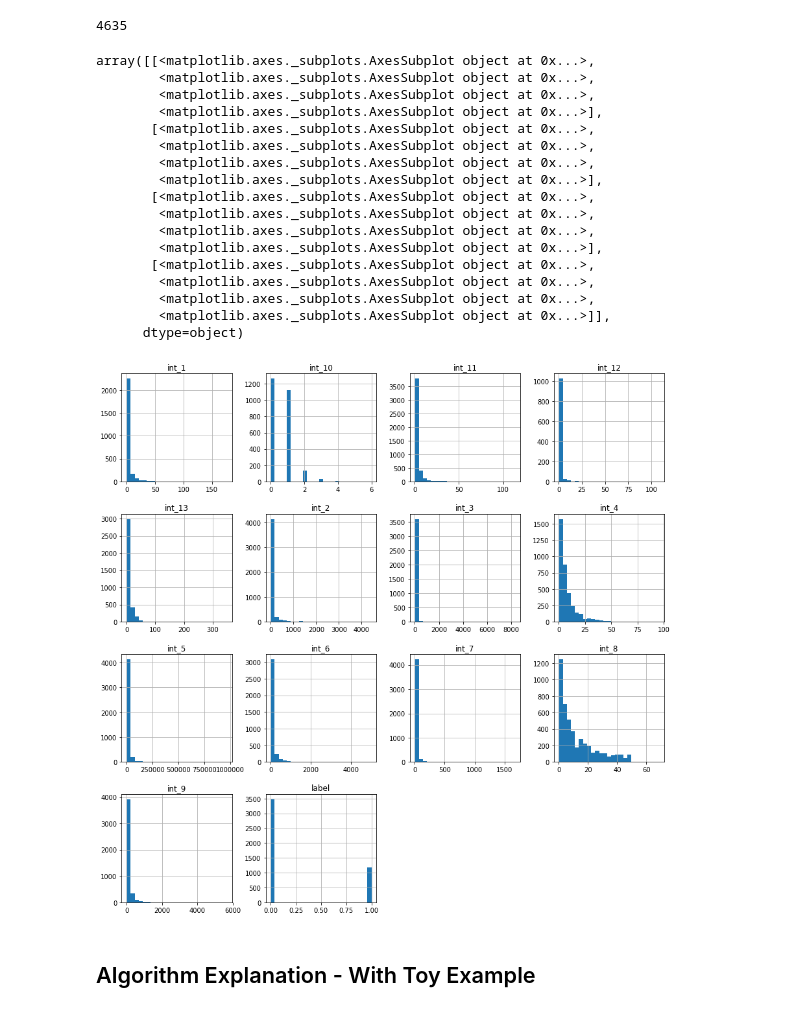
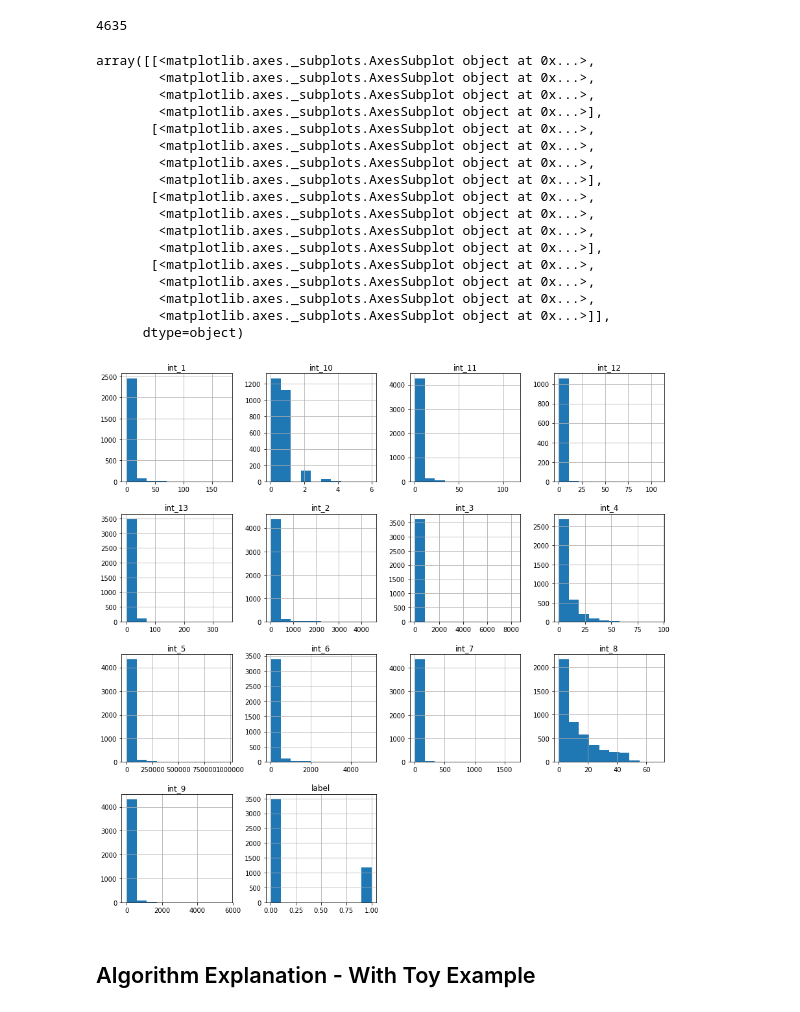
Before and after one commit to saurav-datta/click-through-rate-prediction-spark, a Jupyter notebook: W261_Final_Project-Alex_Herring-Jayanth_Srinivasa-Saurav_Datta.ipynb, the cells around one changed output. Cells and saved outputs as stored; diff of their text form; code cells hidden in the pictures.

```diff
--- a/W261_Final_Project-Alex_Herring-Jayanth_Srinivasa-Saurav_Datta.ipynb
+++ b/W261_Final_Project-Alex_Herring-Jayanth_Srinivasa-Saurav_Datta.ipynb
@@ -484,25 +471,25 @@ sample_df.count()
 #Convert to Pandas DataFrame
 pd_sample_df = sample_df.toPandas()
 # %%
-pd_sample_df.hist(figsize = (15, 15), bins = 25)
+pd_sample_df.hist(figsize = (15,15))
 # %% [output]
 array([[<matplotlib.axes._subplots.AxesSubplot object at 0x...>,
         <matplotlib.axes._subplots.AxesSubplot object at 0x...>,
         <matplotlib.axes._subplots.AxesSubplot object at 0x...>,
         <matplotlib.axes._subplots.AxesSubplot object at 0x...>],
        [<matplotlib.axes._subplots.AxesSubplot object at 0x...>,
         <matplotlib.axes._subplots.AxesSubplot object at 0x...>,
         <matplotlib.axes._subplots.AxesSubplot object at 0x...>,
         <matplotlib.axes._subplots.AxesSubplot object at 0x...>],
        [<matplotlib.axes._subplots.AxesSubplot object at 0x...>,
         <matplotlib.axes._subplots.AxesSubplot object at 0x...>,
         <matplotlib.axes._subplots.AxesSubplot object at 0x...>,
         <matplotlib.axes._subplots.AxesSubplot object at 0x...>],
        [<matplotlib.axes._subplots.AxesSubplot object at 0x...>,
         <matplotlib.axes._subplots.AxesSubplot object at 0x...>,
         <matplotlib.axes._subplots.AxesSubplot object at 0x...>,
         <matplotlib.axes._subplots.AxesSubplot object at 0x...>]],
       dtype=object)
-[figure, old version]
+[figure, new version]
 # %% [markdown]
 ## Algorithm Explanation - With Toy Example
```
Also changed, not shown: parts of 23 cells of this notebook.
